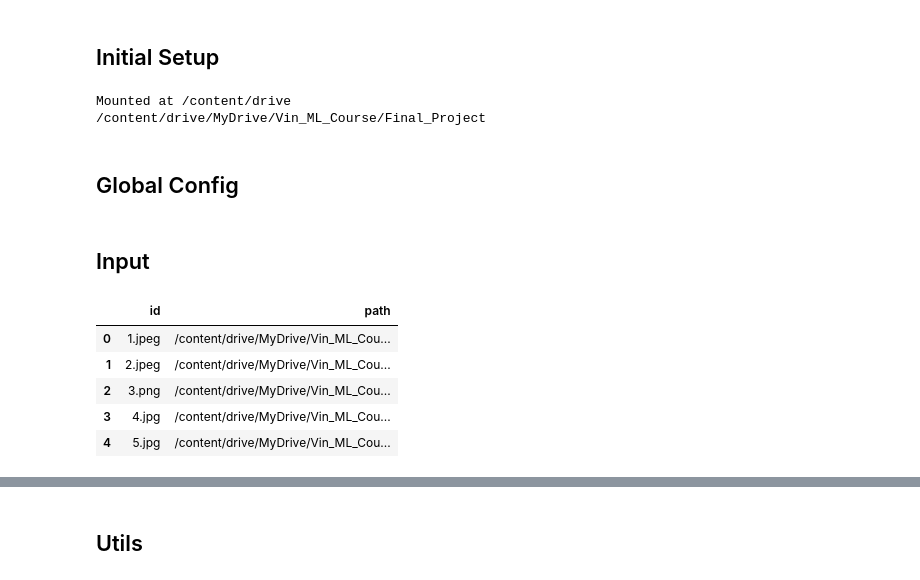
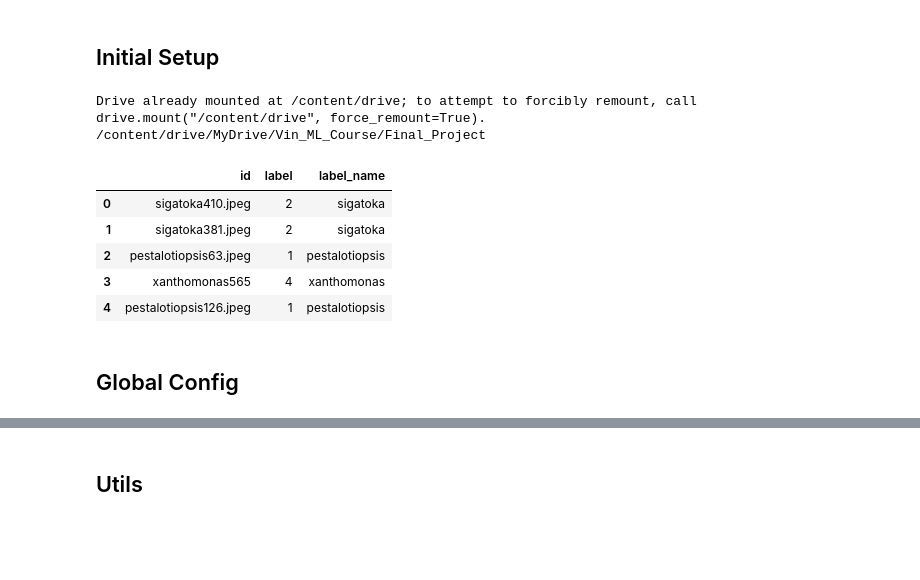
Before and after one commit to quang-vo-ds/banana_leaf_disease_detection, a Jupyter notebook: banana_leaf_disease_inference.ipynb, the cells around one changed output, grey strips where cells are left out. Drawn from its saved outputs; the diff is of its cells as text; code cells hidden in the pictures; blank space fills up the shorter version.

```diff
--- a/banana_leaf_disease_inference.ipynb
+++ b/banana_leaf_disease_inference.ipynb
@@ -48,9 +48,24 @@ from google.colab import drive
 drive.mount('/content/drive')
 %cd /content/drive/MyDrive/Vin_ML_Course/Final_Project
 root_dir = os.getcwd()
+train_dir = os.path.join(root_dir, "data/train_test/train")
+test_dir = os.path.join(root_dir, "data/train_test/test")
+save_model_dir = os.path.join(root_dir, "output/checkpoints")
+save_output_dir = os.path.join(root_dir, "output")
 # %% [output]
-Mounted at /content/drive
+Drive already mounted at /content/drive; to attempt to forcibly remount, call drive.mount("/content/drive", force_remount=True).
 /content/drive/MyDrive/Vin_ML_Course/Final_Project
+# %%
+train = pd.read_csv(os.path.join(train_dir, "train.csv"))
+test = pd.read_csv(os.path.join(test_dir, "test.csv"))
+test.head()
+# %% [output]
+|  | id | label | label_name |
+| 0 | sigatoka410.jpeg | 2 | sigatoka |
+| 1 | sigatoka381.jpeg | 2 | sigatoka |
+| 2 | pestalotiopsis63.jpeg | 1 | pestalotiopsis |
+| 3 | xanthomonas565 | 4 | xanthomonas |
+| 4 | pestalotiopsis126.jpeg | 1 | pestalotiopsis |
 # %% [markdown]
 ## Global Config
 # %%
@@ -71,5 +86,3 @@ CFG = {
     'used_epochs': [6,7,8,9],
     'weights': [1,1,1,1]
 }
-# %% [markdown]
-## Input
@@ -82,19 +88,0 @@ with open(os.path.join(save_data_dir, "class_int_to_name.dict"), 'rb') as f:
-# %%
-test = {'id': [], 'path': []}
-for f in glob(test_dir + '/*'):
-    f_name = f[f.rfind("/")+1:]
-
-    # id and class
-    test['id'].append(f_name)
-    test['path'].append(f)
-
-test = pd.DataFrame(test)
-test = test.dropna()
-test.head()
-# %% [output]
-|  | id | path |
-| 0 | 1.jpeg | /content/drive/MyDrive/Vin_ML_Cou... |
-| 1 | 2.jpeg | /content/drive/MyDrive/Vin_ML_Cou... |
-| 2 | 3.png | /content/drive/MyDrive/Vin_ML_Cou... |
-| 3 | 4.jpg | /content/drive/MyDrive/Vin_ML_Cou... |
-| 4 | 5.jpg | /content/drive/MyDrive/Vin_ML_Cou... |
```
Also changed, not shown: parts of 8 cells of this notebook.
